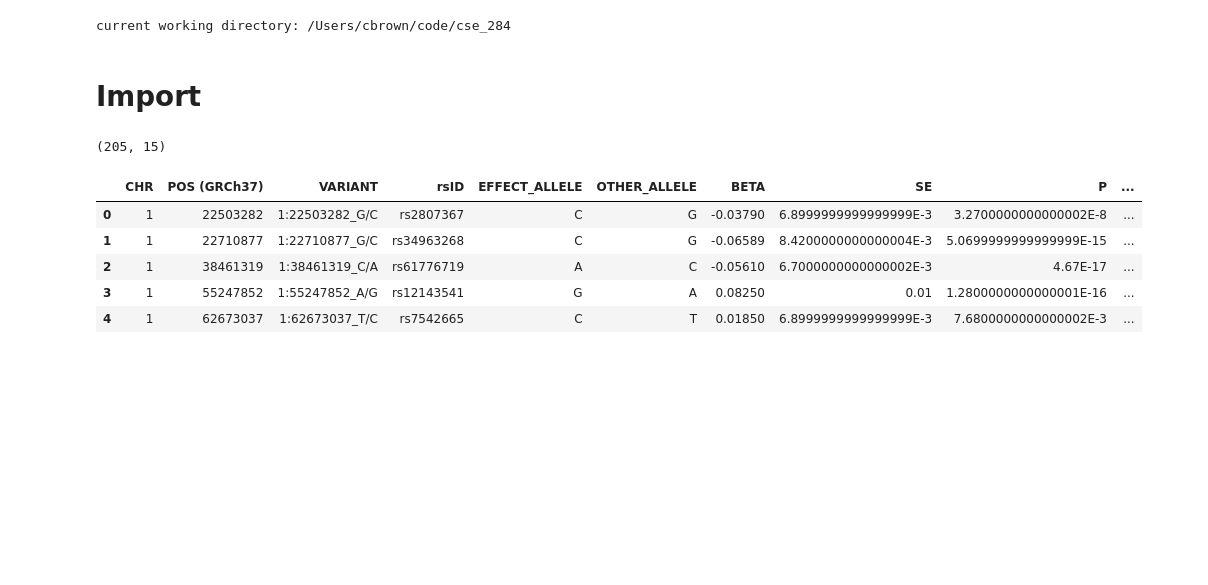
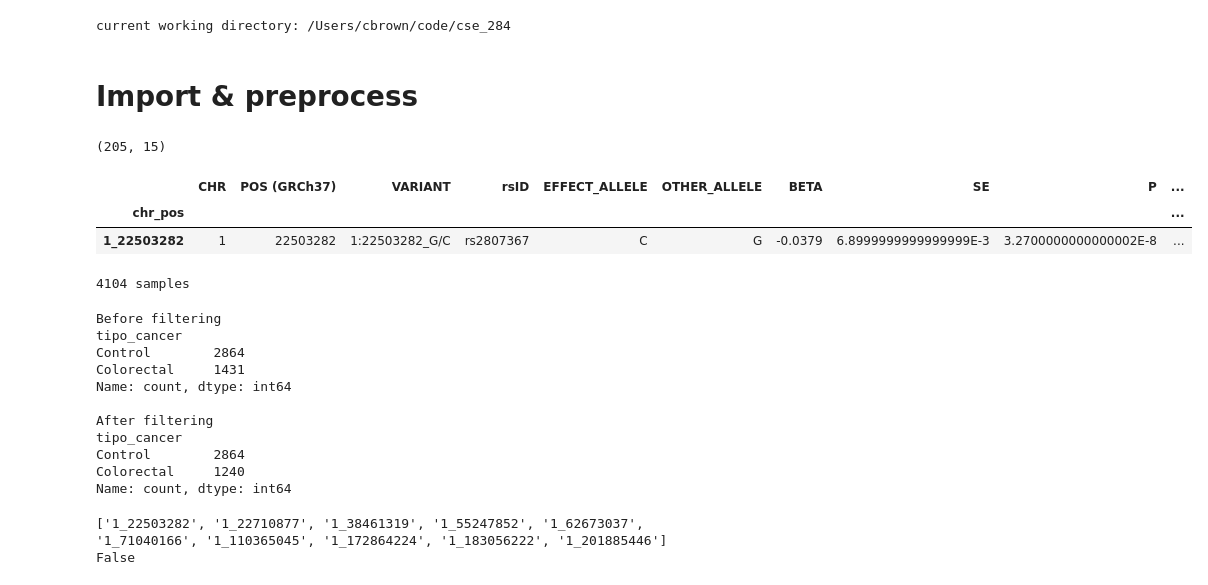
Before and after one commit to chrisrbrown15/CSE284_ML4PRS, a Jupyter notebook: notebooks/c_t_prs.ipynb, the cells around one changed output. Cells and saved outputs as stored; diff of their text form; code cells hidden in the pictures; blank space fills up the shorter version.

```diff
--- a/notebooks/c_t_prs.ipynb
+++ b/notebooks/c_t_prs.ipynb
@@ -11,15 +19,54 @@ current working directory: /Users/cbrown/code/cse_284
+# %%
+# paths
+sum_stats_path = "data/raw/1_CRC_SNPs_list_205_Nature_2023.xlsx"
+vcf_path = "data/processed/GenRisk_all_CRC_SNPs_perm.clean.vcf.gz"
+pheno_path = "data/raw/GenRisk_ImputedData_CRC_Samples.txt"
 # %% [markdown]
-# Import
+# Import & preprocess
 # %%
 # gwas summary results for crc associated snps
-crc_snp = pd.read_excel("data/raw/1_CRC_SNPs_list_205_Nature_2023.xlsx")
-print(crc_snp.shape)
-crc_snp.head()
+df_sum_stats = pd.read_excel(sum_stats_path)
+print(df_sum_stats.shape)
+df_sum_stats['chr_pos'] = df_sum_stats.CHR.astype('str') + '_' + df_sum_stats['POS (GRCh37)'].astype('str')
+df_sum_stats = df_sum_stats.set_index('chr_pos')
+df_sum_stats.head(1)
 # %% [output]
 (205, 15)
 |  | CHR | POS (GRCh37) | VARIANT | rsID | EFFECT_ALLELE | OTHER_ALLELE | BETA | SE | P | ... |
-| 0 | 1 | 22503282 | 1:22503282_G/C | rs2807367 | C | G | -0.03790 | 6.8999999999999999E-3 | 3.2700000000000002E-8 | ... |
-| 1 | 1 | 22710877 | 1:22710877_G/C | rs34963268 | C | G | -0.06589 | 8.4200000000000004E-3 | 5.0699999999999999E-15 | ... |
-| 2 | 1 | 38461319 | 1:38461319_C/A | rs61776719 | A | C | -0.05610 | 6.7000000000000002E-3 | 4.67E-17 | ... |
-| 3 | 1 | 55247852 | 1:55247852_A/G | rs12143541 | G | A | 0.08250 | 0.01 | 1.2800000000000001E-16 | ... |
-| 4 | 1 | 62673037 | 1:62673037_T/C | rs7542665 | C | T | 0.01850 | 6.8999999999999999E-3 | 7.6800000000000002E-3 | ... |
+| chr_pos |  |  |  |  |  |  |  |  |  | ... |
+| 1_22503282 | 1 | 22503282 | 1:22503282_G/C | rs2807367 | C | G | -0.0379 | 6.8999999999999999E-3 | 3.2700000000000002E-8 | ... |
+# %%
+vcf = VCF(vcf_path)
+print(f"{len(vcf.samples)} samples")
+# %% [output]
+4104 samples
+# %%
+print("Before filtering")
+df_pheno = pd.read_csv(pheno_path, sep='\t', index_col=0)
+print(df_pheno.value_counts())
+print()
+df_pheno = df_pheno.loc[vcf.samples]
+print("After filtering")
+print(df_pheno.value_counts())
+# %% [output]
+Before filtering
+tipo_cancer
+Control        2864
+Colorectal     1431
+Name: count, dtype: int64
+
+After filtering
+tipo_cancer
+Control        2864
+Colorectal     1240
+Name: count, dtype: int64
+# %%
+df_post_qc = pd.read_excel('/Users/cbrown/code/cse_284/data/processed/Effect allele count.xlsx')
+snp_cols = df_post_qc.iloc[:,6:].columns
+snp_cols = [f"{s.split(':')[0]}_{s.split(':')[1].split('_')[0]}" for s in snp_cols]
+print(snp_cols[:10])
+has_duplicates = len(snp_cols) != len(set(snp_cols))
+print(has_duplicates)
+# %% [output]
+['1_22503282', '1_22710877', '1_38461319', '1_55247852', '1_62673037', '1_71040166', '1_110365045', '1_172864224', '1_183056222', '1_201885446']
+False
```
Also changed, not shown: parts of 13 cells of this notebook.
